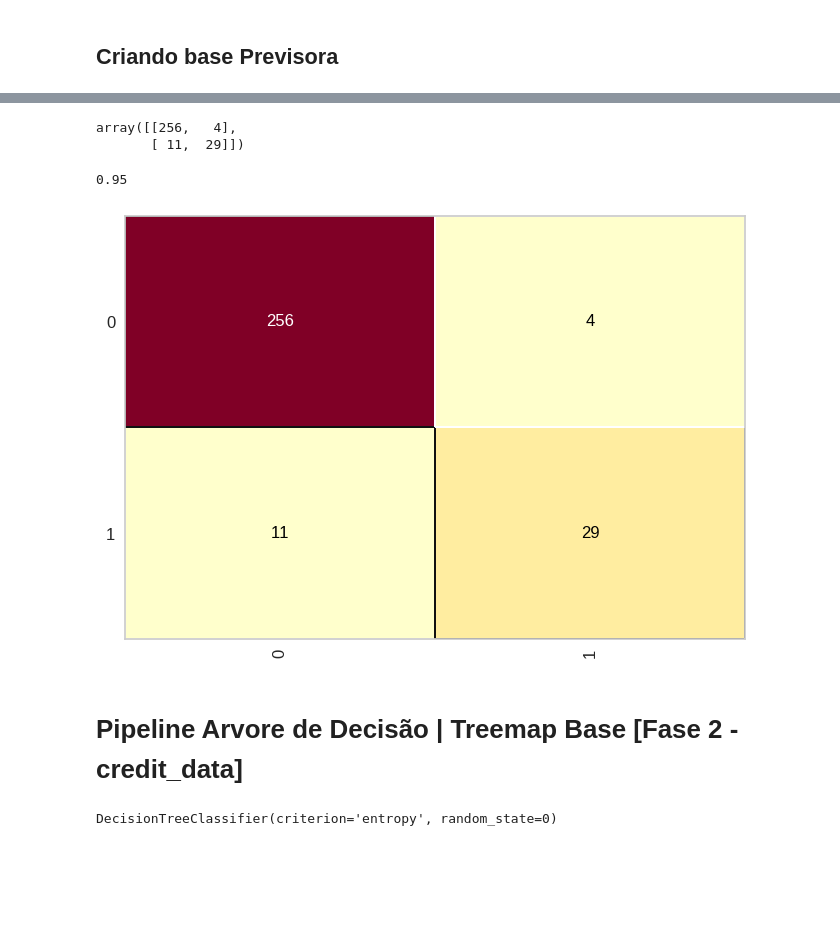
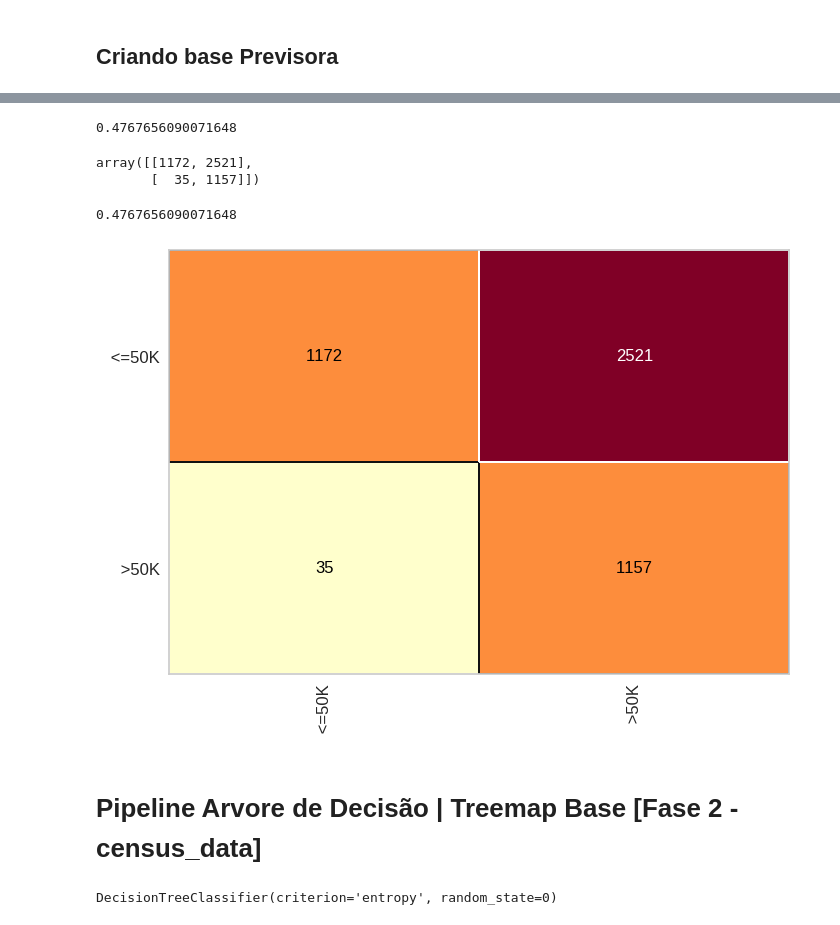
Before and after one commit to Pedro4Albuquerque/am-t4-s1a2026t2, a Jupyter notebook: MultiNeuralCensus0519.ipynb, the cells around one changed output, grey strips where cells are left out. Cells and saved outputs as stored; diff of their text form; code cells hidden in the pictures; blank space fills up the shorter version.

```diff
--- a/MultiNeuralCensus0519.ipynb
+++ b/MultiNeuralCensus0519.ipynb
@@ -89,19 +61,23 @@ accuracy_score(Y_credit_teste, credit_predict)
-# %%
-confusion_matrix(Y_credit_teste, credit_predict)
-# %% [output]
-array([[256,   4],
-       [ 11,  29]])
+# %%
+accuracy_score(Y_census_teste, census_predict)
+# %% [output]
+0.4767656090071648
+# %%
+confusion_matrix(Y_census_teste, census_predict)
+# %% [output]
+array([[1172, 2521],
+       [  35, 1157]])
 # %%
 from yellowbrick.classifier import ConfusionMatrix
-# %%
-cm_credit = ConfusionMatrix(naive_credit_data)
-cm_credit.fit(X_credit_treinamento, Y_credit_treinamento)
-cm_credit.score(X_credit_teste, Y_credit_teste)
-# %% [output]
-0.95
-[figure, removed]
+# %%
+cm_census = ConfusionMatrix(naive_census_data)
+cm_census.fit(X_census_treinamento, Y_census_treinamento)
+cm_census.score(X_census_teste, Y_census_teste)
+# %% [output]
+0.4767656090071648
+[figure, added]
 # %% [markdown]
-# Pipeline Arvore de Decisão | Treemap Base [Fase 2 - credit_data]
+# Pipeline Arvore de Decisão | Treemap Base [Fase 2 - census_data]
 # %%
 from sklearn.tree import DecisionTreeClassifier
 # %%
```
Also changed, not shown: parts of 25 cells of this notebook.
